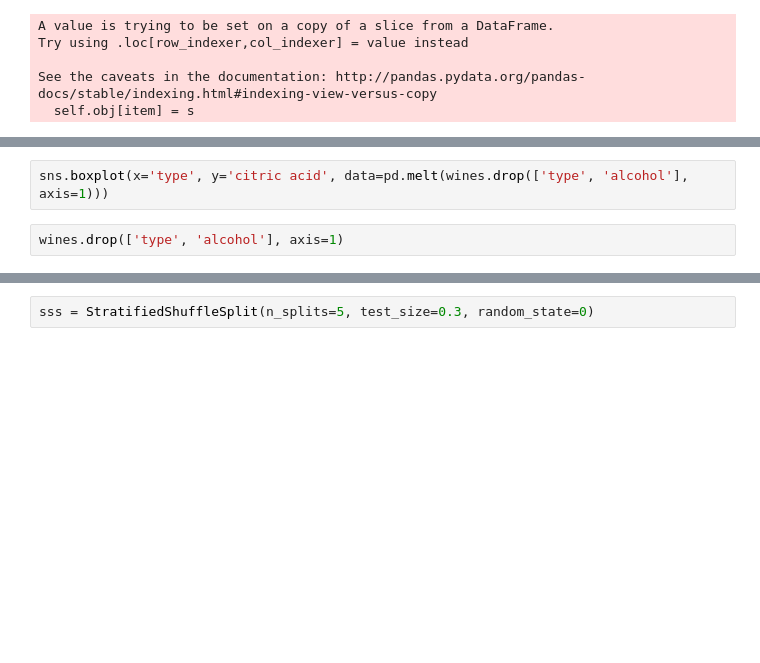
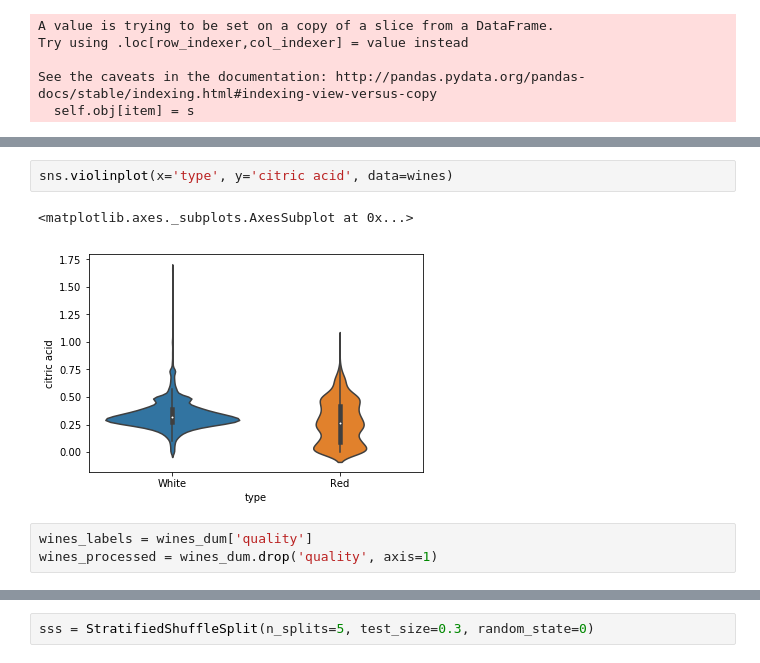
Before and after one commit to danielmbicalho/greenwinequality, a Jupyter notebook: Wine Quality.ipynb, the cells around one changed output, grey strips where cells are left out. Cells and saved outputs as stored; diff of their text form; blank space fills up the shorter version.

```diff
--- a/Wine Quality.ipynb
+++ b/Wine Quality.ipynb
@@ -152,5 +184,9 @@ sns.violinplot(x='type', y='volatile acidity', data=wines)
 # %%
-sns.boxplot(x='type', y='citric acid', data=pd.melt(wines.drop(['type', 'alcohol'], axis=1)))
+sns.violinplot(x='type', y='citric acid', data=wines)
+# %% [output]
+<matplotlib.axes._subplots.AxesSubplot at 0x...>
+[figure, added]
-# %%
-wines.drop(['type', 'alcohol'], axis=1)
+# %%
+wines_labels = wines_dum['quality']
+wines_processed = wines_dum.drop('quality', axis=1)
 # %%
```
Also changed, not shown: parts of 21 cells of this notebook.
